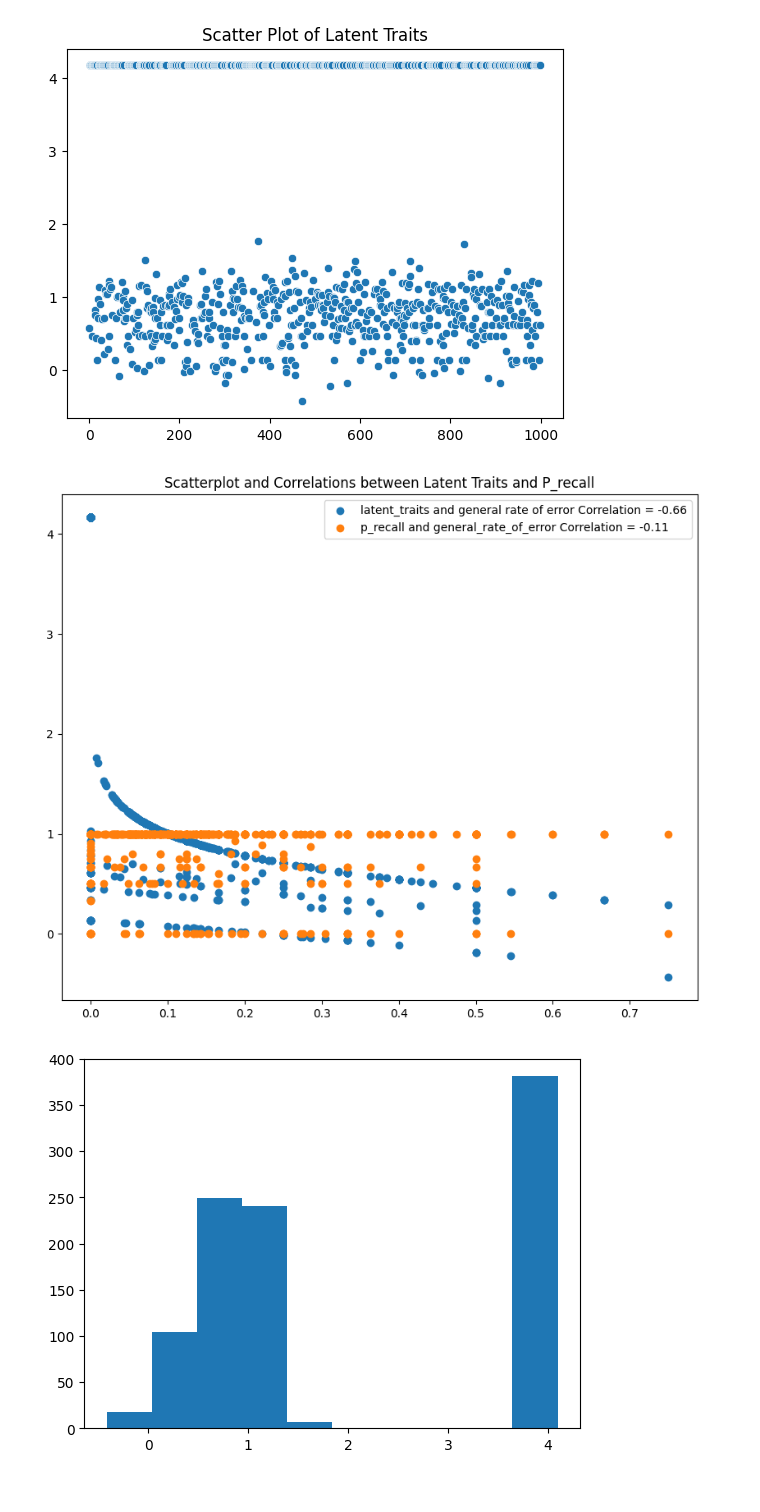
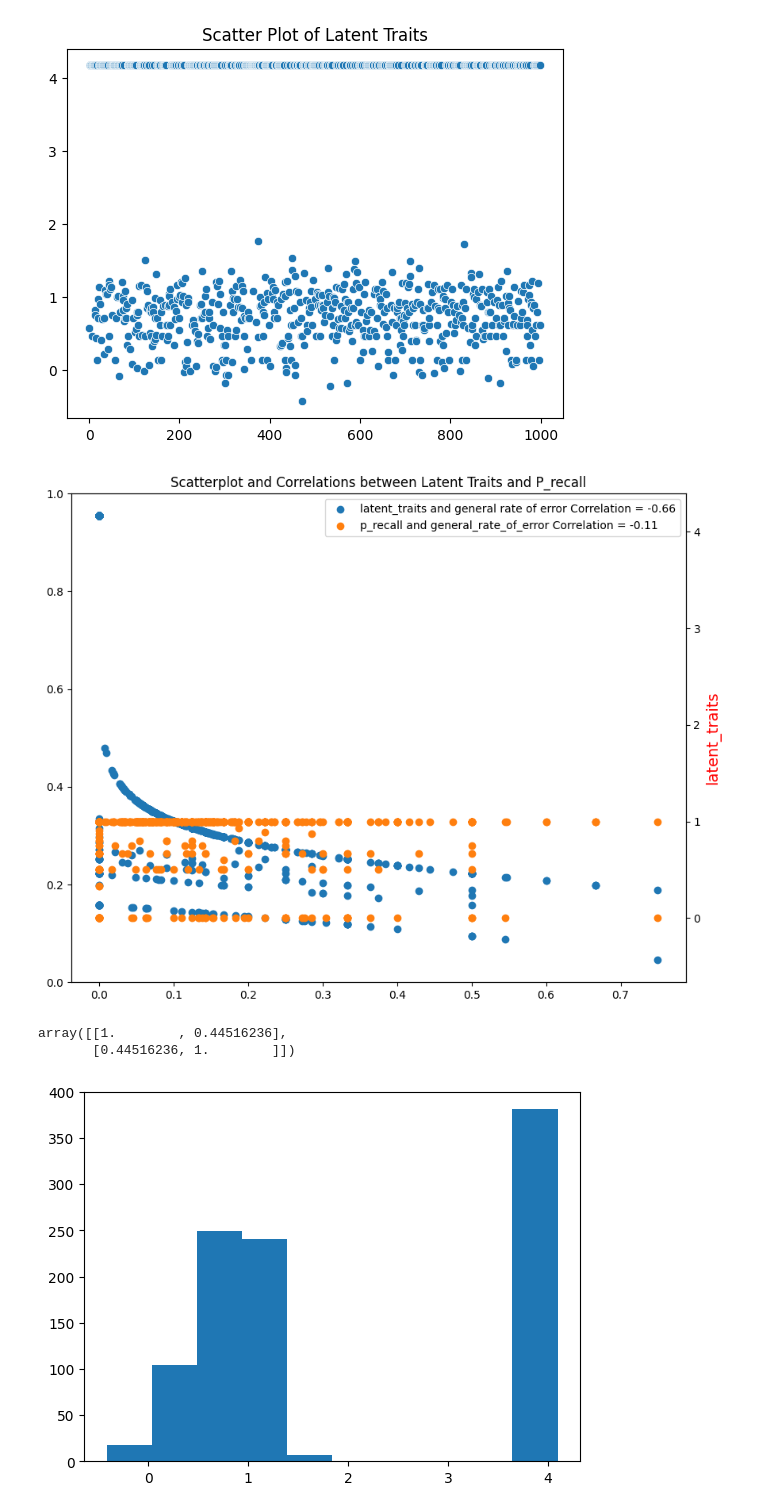
Before and after one commit to zeineb-ouerghi/Capstone-Project-, a Jupyter notebook: IRT.ipynb, the cells around one changed output. Saved outputs shown, nothing was run; the diff lists cells and outputs as text; code cells hidden in the pictures.

```diff
--- a/IRT.ipynb
+++ b/IRT.ipynb
@@ -322,19 +322,32 @@ sns.scatterplot(latent_traits).set(title = 'Scatter Plot of Latent Traits')
 [Text(0.5, 1.0, 'Scatter Plot of Latent Traits')]
 [figure]
 # %%
+plt.twinx()
 x = response_matrix['general_rate_of_error']
 y = response_matrix['p_recall']
 y1 = latent_traits
-plt.rcParams.update({'figure.figsize':(10,8), 'figure.dpi':100})
+#plt.rcParams.update({'figure.figsize':(10,8), 'figure.dpi':100})
 plt.scatter(x, latent_traits, label=f'latent_traits and general rate of error Correlation = {np.round(np.corrcoef(x,y1)[0,1], 2)}')
 plt.scatter(x, y, label=f'p_recall and general_rate_of_error Correlation = {np.round(np.corrcoef(x,y)[0,1], 2)}')
+plt.xlabel('general_rate_of_error')
 
+plt.ylabel("p_recall", color='blue', fontsize=14)
+plt.ylabel("latent_traits", color="red", fontsize=14)
 # Plot
 plt.title('Scatterplot and Correlations between Latent Traits and P_recall')
 plt.legend()
 plt.show()
 # %% [output]
-[figure, old version]
+[figure, new version]
+# %%
+from numpy import cov
+covariance = cov(latent_traits, y)
+covariance
+correlation_coef = np.corrcoef(y1,y)
+correlation_coef
+# %% [output]
+array([[1.        , 0.44516236],
+       [0.44516236, 1.        ]])
 # %%
 _ = plt.scatter(latent_traits)
 plt.show()
```
